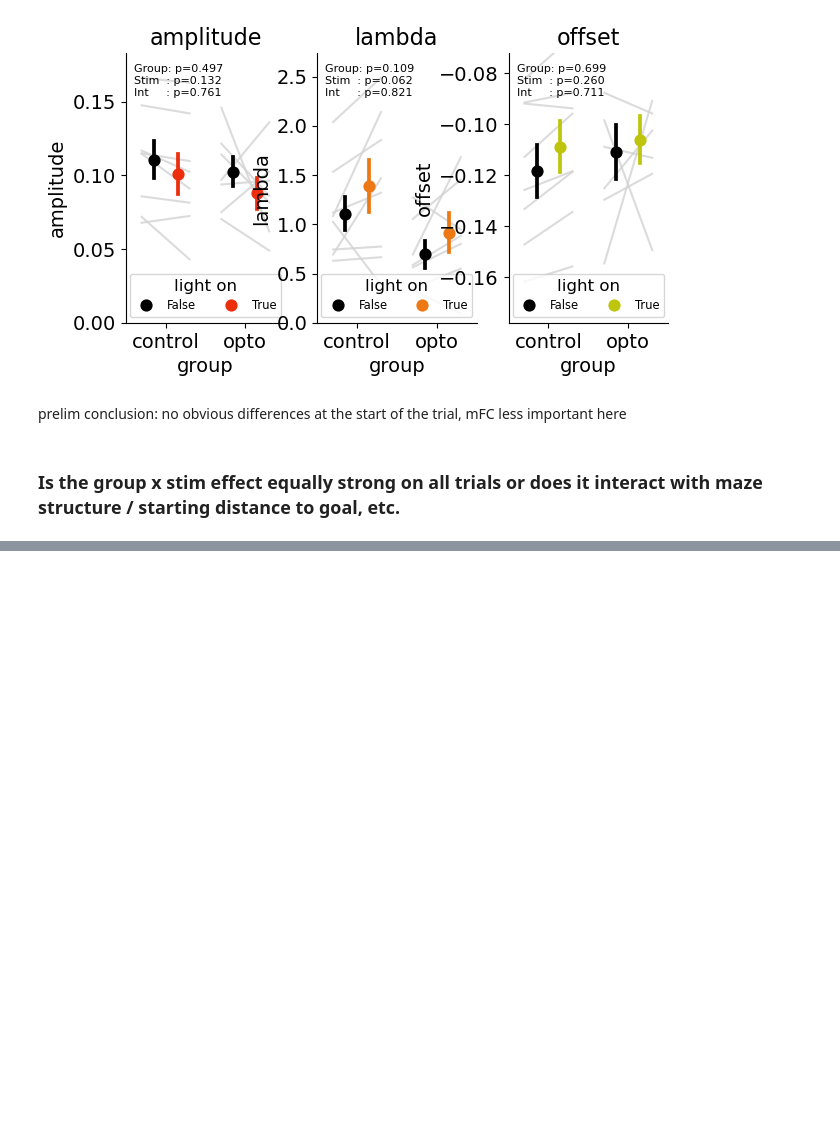
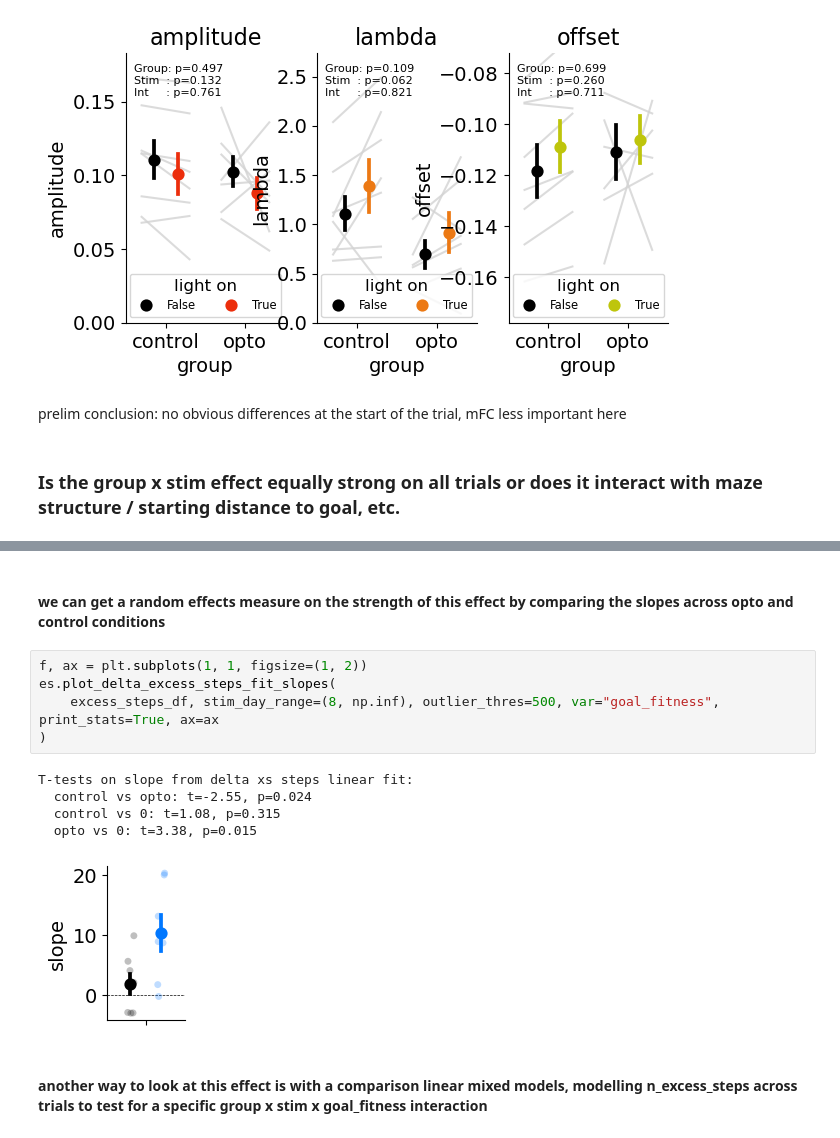
Before and after one commit to peterdoohan/goalNav_mFC-opto3, a Jupyter notebook: code/Notebooks/performance_metrics.ipynb, the cells around one changed output, grey strips where cells are left out. Drawn from its saved outputs; the diff is of its cells as text; blank space fills up the shorter version.

```diff
--- a/code/Notebooks/performance_metrics.ipynb
+++ b/code/Notebooks/performance_metrics.ipynb
@@ -198,0 +231,15 @@ prelim conclusion: no obvious differences at the start of the trial, mFC less im
+# %% [markdown]
+#### we can get a random effects measure on the strength of this effect by comparing the slopes across opto and control conditions
+# %%
+f, ax = plt.subplots(1, 1, figsize=(1, 2))
+es.plot_delta_excess_steps_fit_slopes(
+    excess_steps_df, stim_day_range=(8, np.inf), outlier_thres=500, var="goal_fitness", print_stats=True, ax=ax
+)
+# %% [output]
+T-tests on slope from delta xs steps linear fit:
+  control vs opto: t=-2.55, p=0.024
+  control vs 0: t=1.08, p=0.315
+  opto vs 0: t=3.38, p=0.015
+[figure, added]
+# %% [markdown]
+#### another way to look at this effect is with a comparison linear mixed models, modelling n_excess_steps across trials to test for a specific group x stim x goal_fitness interaction
```
Also changed, not shown: parts of 6 cells of this notebook.
